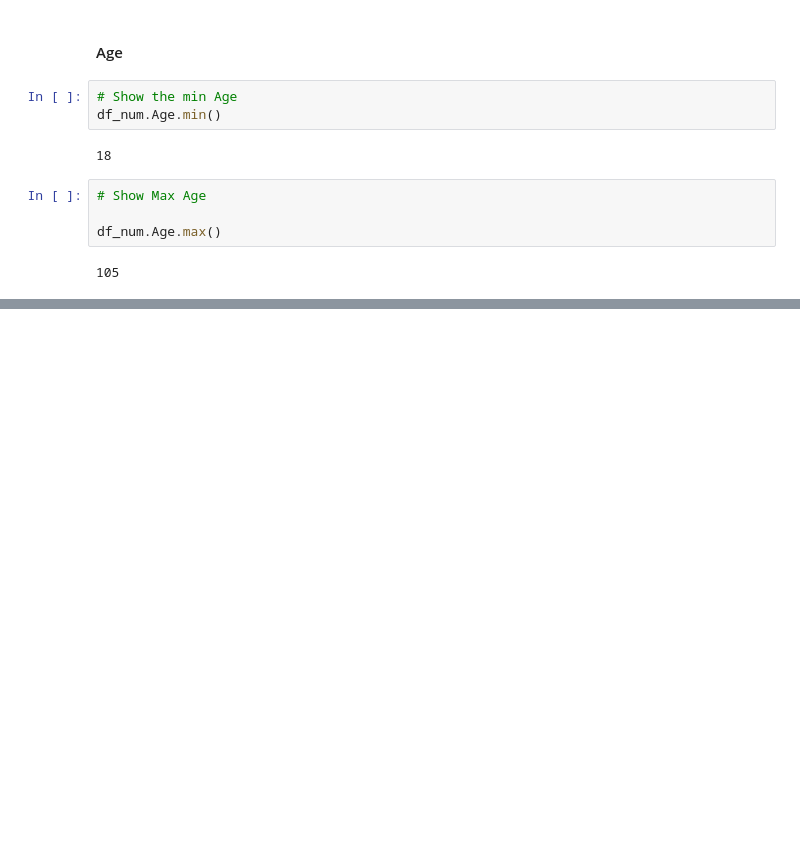
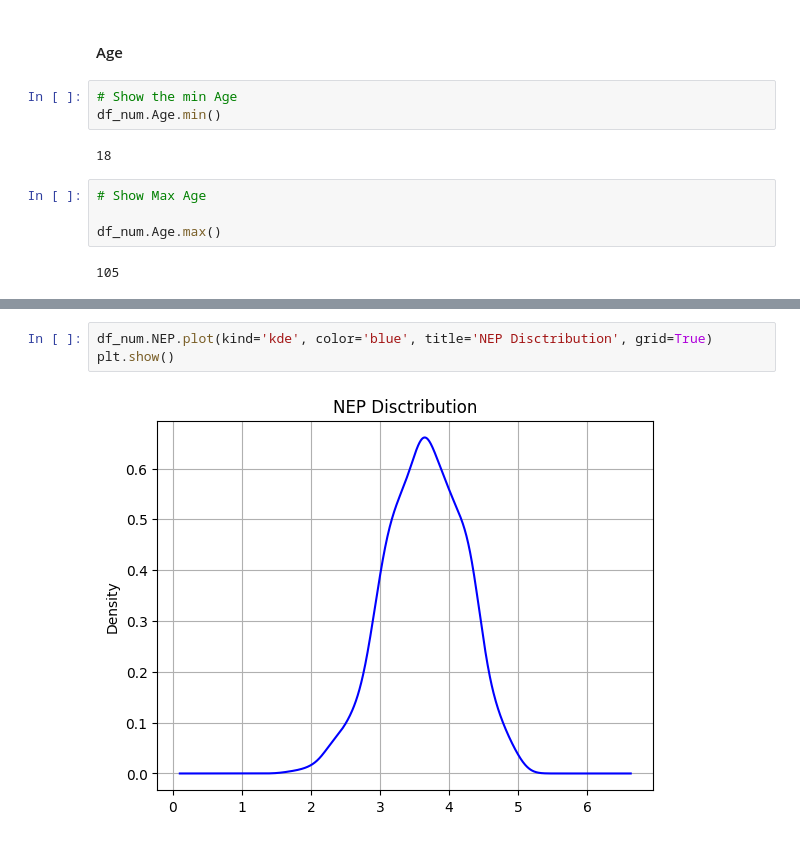
Before and after one commit to Uraniumking007/College-Stuff, a Jupyter notebook: BE/codeunnati/python_scripts_ckpcet/project_on_data_analytics/data_analytics_on_vacation_data/Data_Analytics_On_Vacation_Data.ipynb, the cells around one changed output, grey strips where cells are left out. Saved outputs shown, nothing was run; the diff lists cells and outputs as text; blank space fills up the shorter version.

```diff
--- a/BE/codeunnati/python_scripts_ckpcet/project_on_data_analytics/data_analytics_on_vacation_data/Data_Analytics_On_Vacation_Data.ipynb
+++ b/BE/codeunnati/python_scripts_ckpcet/project_on_data_analytics/data_analytics_on_vacation_data/Data_Analytics_On_Vacation_Data.ipynb
@@ -391,0 +461,5 @@ plt.show()
+# %%
+df_num.NEP.plot(kind='kde', color='blue', title='NEP Disctribution', grid=True)
+plt.show()
+# %% [output]
+[figure, added]
```
Also changed, not shown: parts of 36 cells of this notebook.
